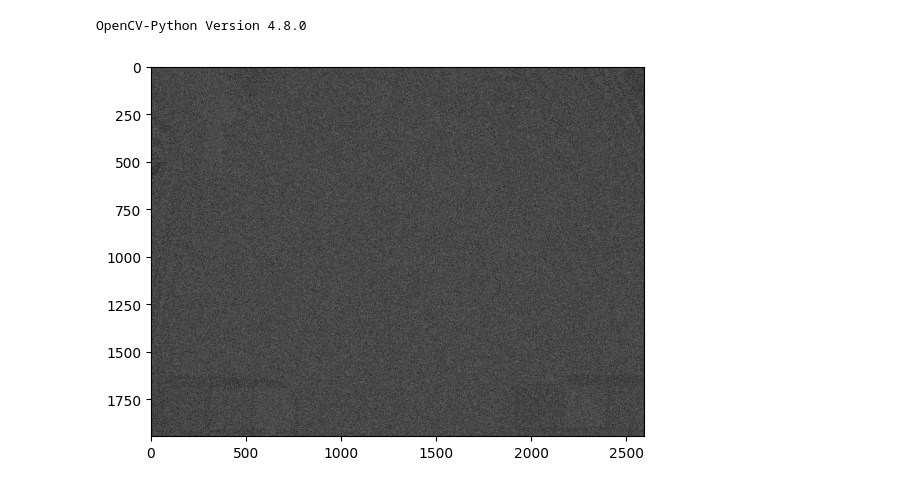
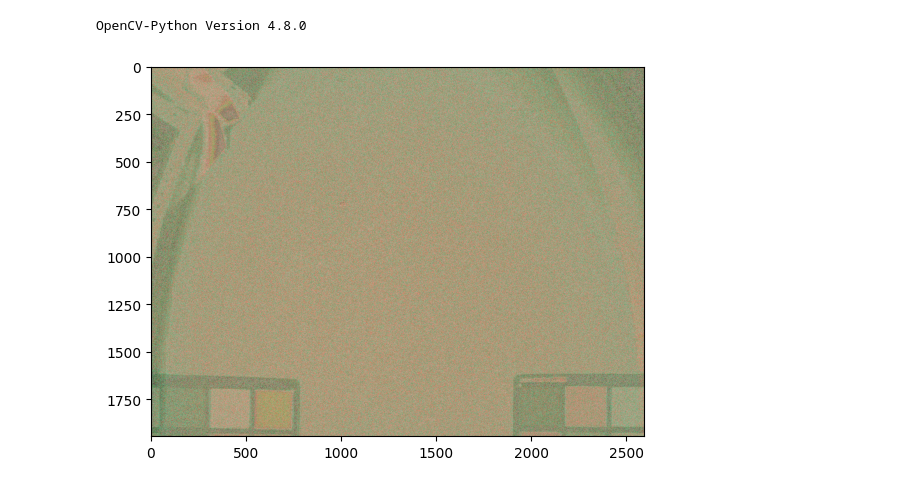
Before and after one commit to esteemeran/fefu-scripts, a Jupyter notebook: Untitled0.ipynb, the cells around one changed output. Drawn from its saved outputs; the diff is of its cells as text; code cells hidden in the pictures.

```diff
--- a/Untitled0.ipynb
+++ b/Untitled0.ipynb
@@ -3,29 +3,71 @@
 # %%
 import numpy as np
 import cv2
 from skimage import io
 import matplotlib.pyplot as plt
 from PIL import Image
 print("OpenCV-Python Version {}".format(cv2.__version__))
 
 #convertation
 x = 2592
 y = 1944
 imgSize = (x,y)
 
 rawData = open("/content/drive/MyDrive/Colab Notebooks/macbeth_2592x1944_bpp14_RG.raw", 'rb').read()
 # Use the PIL raw decoder to read the data.
-img = Image.frombuffer("L", imgSize, rawData, "raw")
+img = Image.frombuffer("P", imgSize, rawData, "raw")
 img.save("foo.png")
 
 # loading the image from the disk
-image = cv2.imread('foo.png', cv2.IMREAD_COLOR)
+#image = io.imread('foo.png') #gray+
+image = cv2.imread('foo.png', cv2.IMREAD_COLOR) #gray+
 
-#image = cv2.cvtColor(image, cv2.COLOR_BGR2RGB)
-#image = io.imread('foo.png') #blue
+image = cv2.cvtColor(image, cv2.COLOR_HLS2RGB) #lgray+
+image = cv2.cvtColor(image, cv2.COLOR_HLS2RGB) #lgray+
+#image = cv2.cvtColor(image, cv2.COLOR_HLS2RGB) #lgray+
+
+
+
+#image = cv2.cvtColor(image, cv2.COLOR_BGR2RGB) #gray+
+#image = cv2.cvtColor(image, cv2.COLOR_BGR2RGB) #gray+
+#image = cv2.cvtColor(image, cv2.COLOR_BGR2RGB) #gray+
+
+image = cv2.cvtColor(image, cv2.COLOR_Luv2RGB) #red+
+#image = cv2.cvtColor(image, cv2.COLOR_Luv2RGB) #red+
+
+image = cv2.cvtColor(image, cv2.COLOR_XYZ2RGB) #brown+
+#image = cv2.cvtColor(image, cv2.COLOR_XYZ2RGB) #brown+
+
+image = cv2.cvtColor(image, cv2.COLOR_YUV2RGB) #green greydot
+
+image = cv2.cvtColor(image, cv2.COLOR_Lab2RGB) #blue reddot
+
+image = cv2.cvtColor(image, cv2.COLOR_YCrCb2RGB) #green
+#image = cv2.cvtColor(image, cv2.COLOR_YCrCb2RGB) #green
+
+image = cv2.cvtColor(image, cv2.COLOR_HSV2RGB) #brown green+
+#image = cv2.cvtColor(image, cv2.COLOR_HSV2RGB) #brown green+
+#image = cv2.cvtColor(image, cv2.COLOR_HSV2RGB) #brown+
+#image = cv2.cvtColor(image, cv2.COLOR_HSV2RGB) #brown+
+
+
+
+#image = cv2.cvtColor(image, cv2.COLOR_RGBA2RGB) #gray+
+
+
+#image = cv2.cvtColor(image, cv2.COLOR_HLS2RGB) #lgray+
+#image = cv2.cvtColor(image, cv2.COLOR_HLS2RGB) #lgray+
+#image = cv2.cvtColor(image, cv2.COLOR_HLS2RGB) #lgray+
+#image = cv2.cvtColor(image, cv2.COLOR_HLS2RGB) #lgray+
+#image = cv2.cvtColor(image, cv2.COLOR_HLS2RGB) #lgray+
+
+
+
+
+
 
 plt.imshow(image)
 plt.show()
 # %% [output]
 OpenCV-Python Version 4.8.0
-[figure, old version]
+[figure, new version]
```
